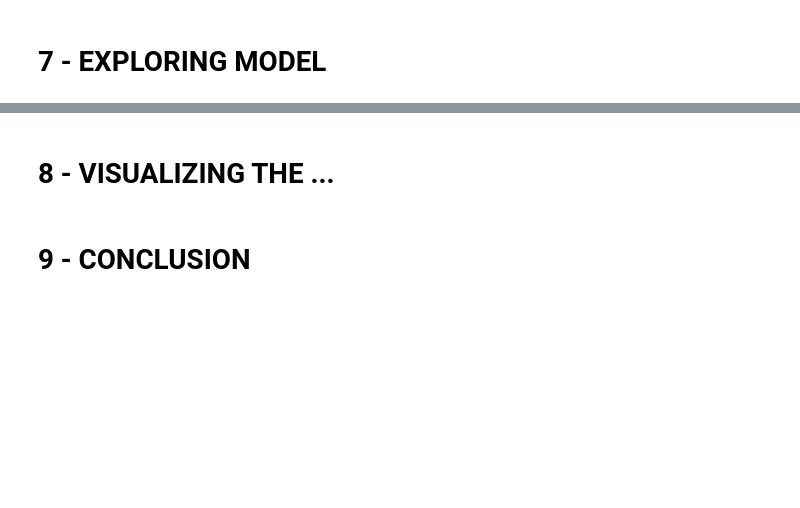
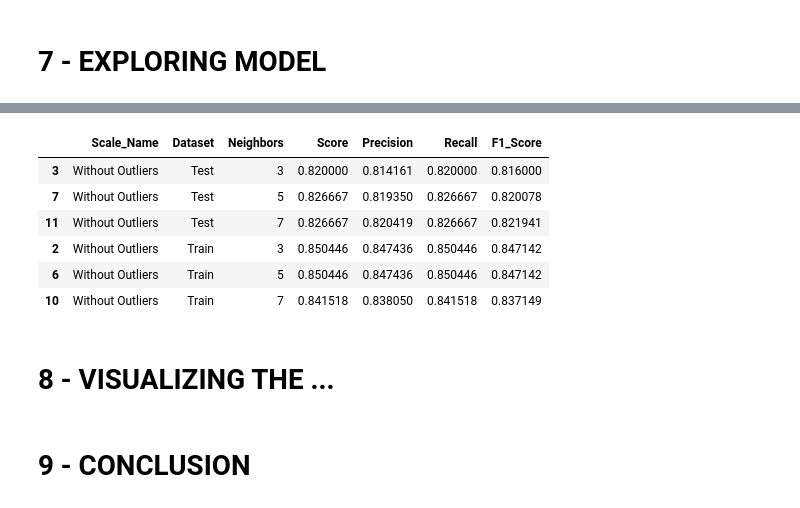
Before and after one commit to lfaferreira/knn-titanic, a Jupyter notebook: titanic.ipynb, the cells around one changed output, grey strips where cells are left out. Cells and saved outputs as stored; diff of their text form; code cells hidden in the pictures; blank space fills up the shorter version.

```diff
--- a/titanic.ipynb
+++ b/titanic.ipynb
@@ -731,3 +946,13 @@ df_normalized_without_outliers
+# %%
+without_outliers_scores
+# %% [output]
+|  | Scale_Name | Dataset | Neighbors | Score | Precision | Recall | F1_Score |
+| 3 | Without Outliers | Test | 3 | 0.820000 | 0.814161 | 0.820000 | 0.816000 |
+| 7 | Without Outliers | Test | 5 | 0.826667 | 0.819350 | 0.826667 | 0.820078 |
+| 11 | Without Outliers | Test | 7 | 0.826667 | 0.820419 | 0.826667 | 0.821941 |
+| 2 | Without Outliers | Train | 3 | 0.850446 | 0.847436 | 0.850446 | 0.847142 |
+| 6 | Without Outliers | Train | 5 | 0.850446 | 0.847436 | 0.850446 | 0.847142 |
+| 10 | Without Outliers | Train | 7 | 0.841518 | 0.838050 | 0.841518 | 0.837149 |
 # %% [markdown]
 # 8 - VISUALIZING THE ...
 # %% [markdown]
```
Also changed, not shown: parts of 26 cells of this notebook.
